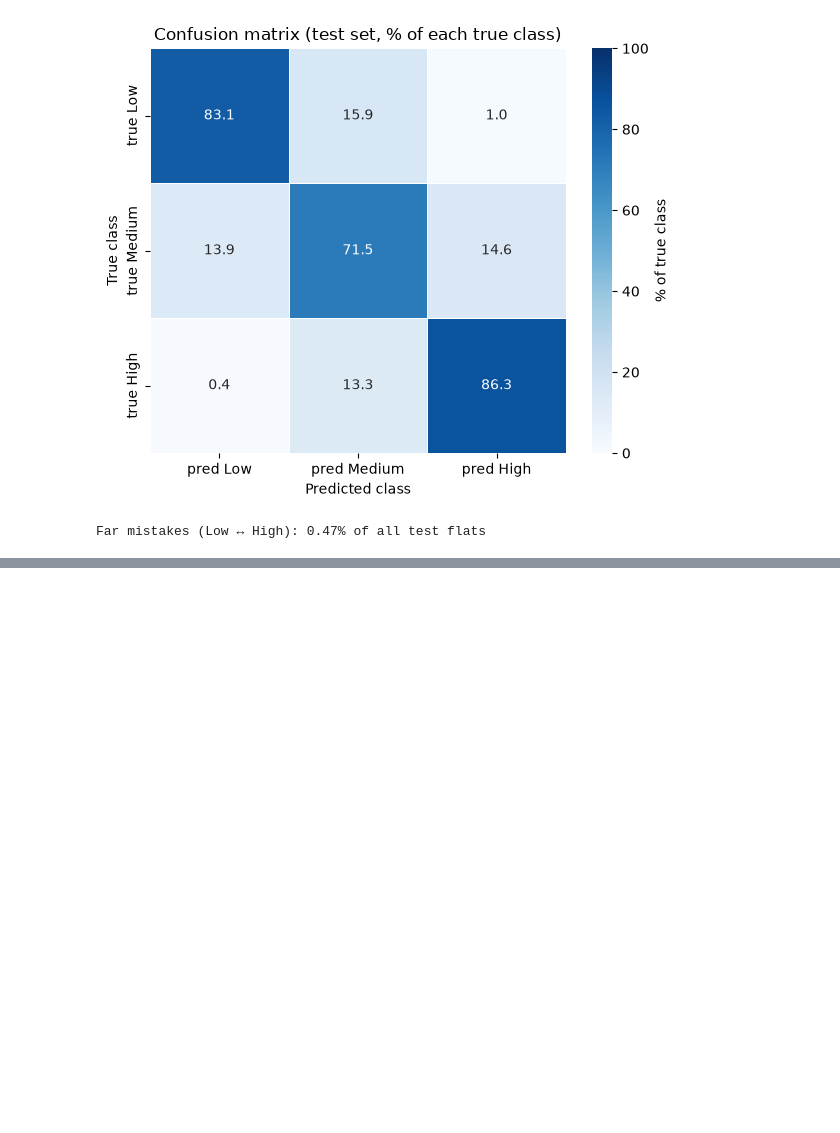
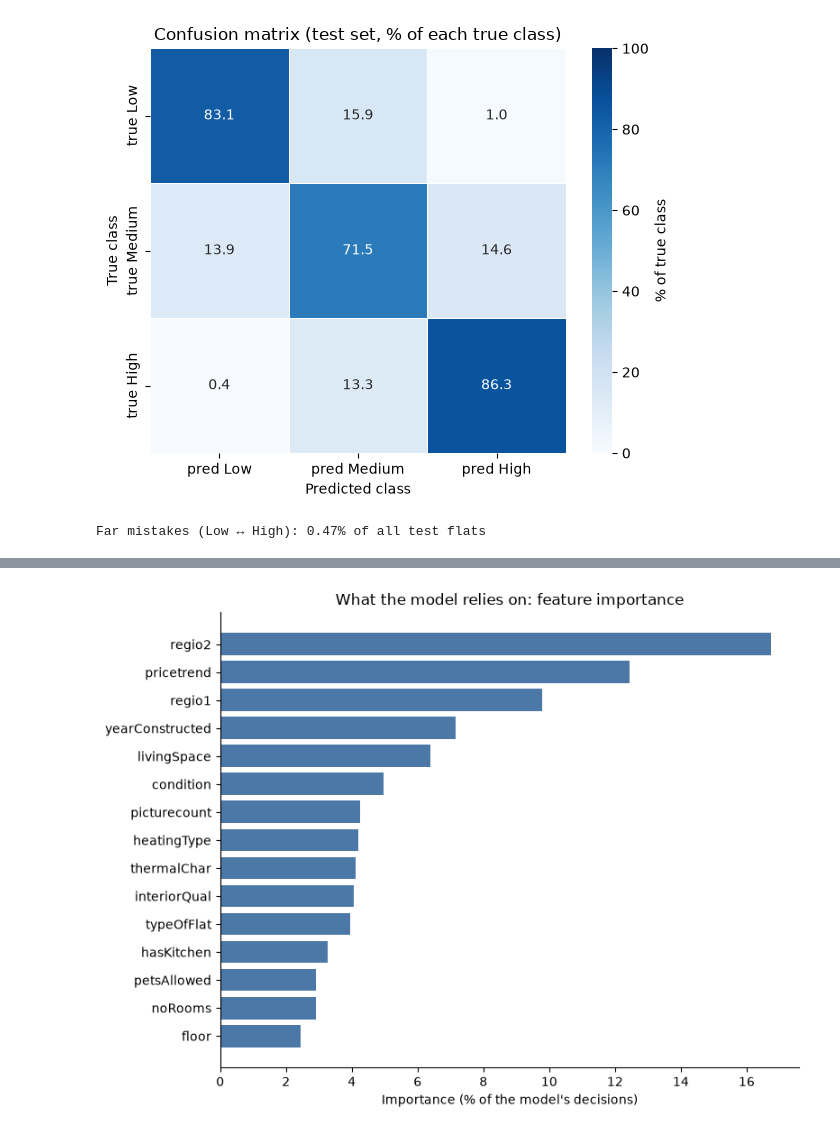
Before and after one commit to ihanmx/Rental_Datasert_study, a Jupyter notebook: notebooks/04_evaluation.ipynb, the cells around one changed output, grey strips where cells are left out. Cells and saved outputs as stored; diff of their text form; code cells hidden in the pictures; blank space fills up the shorter version.

Commit message:
feat(evaluation): final test results, confusion matrix, feature importance, error analysis

```diff
--- a/notebooks/04_evaluation.ipynb
+++ b/notebooks/04_evaluation.ipynb
@@ -111,0 +123,17 @@ Far mistakes (Low ↔ High): 0.47% of all test flats
+# %%
+prep   = final_model.named_steps["prep"]     # the fitted preparation machine ,taken form our pipeline named_steps["prep"] picks the step called "prep", which is the fitted machine: it remembers the categories it learned.
+forest = final_model.named_steps["model"]    # the fitted Random Forest- take random forest model from our pipeline,remember importance
+
+names = prep.get_feature_names_out()         # the 220 column names, e.g. "cat__regio2_Berlin"
+importance = pd.Series(forest.feature_importances_, index=names)
+
+# return one-hot column name to the original column name, e.g. "cat__regio2_Berlin" → "regio2"
+def original_feature(name):
+    station, rest = name.split("__", 1)      # "cat__regio2_Berlin" → "cat", "regio2_Berlin"
+    if station == "cat":                     # one-hot column → find which original column it came from
+        return next(col for col in X_test.columns if rest.startswith(col + "_"))
+        # next return first col match
+    return rest                              # number or yes/no column: the name is already original
+
+by_feature = (importance.groupby(original_feature).sum() * 100).sort_values(ascending=False)
+by_feature.round(1)
@@ -111,0 +158,13 @@ Far mistakes (Low ↔ High): 0.47% of all test flats
+# %%
+top = by_feature.head(15).sort_values()                # top 15, smallest first (so the biggest is at the top)
+
+fig, ax = plt.subplots(figsize=(8, 6))
+ax.barh(top.index, top.values, color="#4C78A8")
+ax.set_title("What the model relies on: feature importance")
+ax.set_xlabel("Importance (% of the model's decisions)")
+ax.spines[["top", "right"]].set_visible(False)
+plt.tight_layout()
+plt.savefig("../reports/figures/feature_importance.png", dpi=150)
+plt.show()
+# %% [output]
+[figure, added]
```
Also changed, not shown: parts of 17 cells of this notebook, 1 other file.
